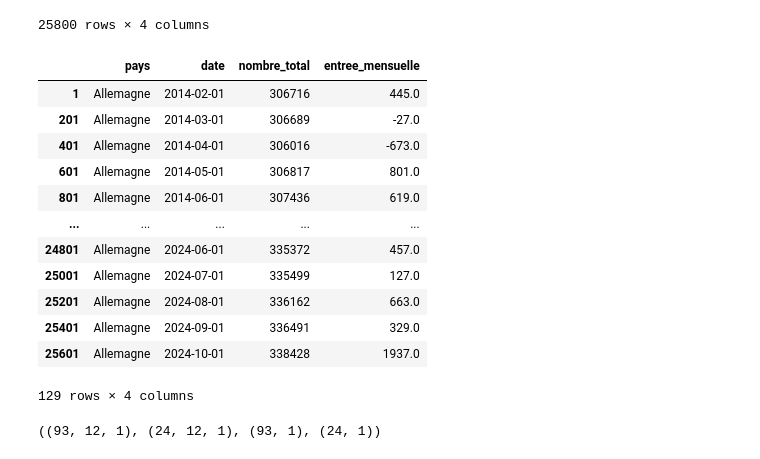
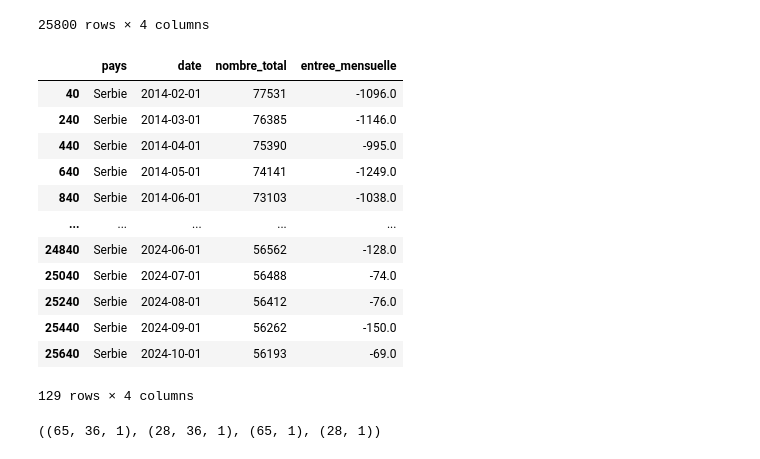
Before and after one commit to SuperMegaFort/TSM-AnSeqDa, a Jupyter notebook: LSTM.ipynb, the cells around one changed output. Drawn from its saved outputs; the diff is of its cells as text; code cells hidden in the pictures.

```diff
--- a/LSTM.ipynb
+++ b/LSTM.ipynb
@@ -26,26 +26,28 @@ data
 | 25799 | Total provenance inconnu | 2024-10-01 | 2615 | 11.0 |
 25800 rows × 4 columns
 # %%
+pays = 'Serbie'
+
 data['date'] = pd.to_datetime(data['date'])  # Conversion en datetime
-germany_data = data[data['pays'] == 'Allemagne'].sort_values(by='date')
+germany_data = data[data['pays'] == pays].sort_values(by='date')
 germany_data
 # %% [output]
 |  | pays | date | nombre_total | entree_mensuelle |
-| 1 | Allemagne | 2014-02-01 | 306716 | 445.0 |
-| 201 | Allemagne | 2014-03-01 | 306689 | -27.0 |
-| 401 | Allemagne | 2014-04-01 | 306016 | -673.0 |
-| 601 | Allemagne | 2014-05-01 | 306817 | 801.0 |
-| 801 | Allemagne | 2014-06-01 | 307436 | 619.0 |
+| 40 | Serbie | 2014-02-01 | 77531 | -1096.0 |
+| 240 | Serbie | 2014-03-01 | 76385 | -1146.0 |
+| 440 | Serbie | 2014-04-01 | 75390 | -995.0 |
+| 640 | Serbie | 2014-05-01 | 74141 | -1249.0 |
+| 840 | Serbie | 2014-06-01 | 73103 | -1038.0 |
 | ... | ... | ... | ... | ... |
-| 24801 | Allemagne | 2024-06-01 | 335372 | 457.0 |
-| 25001 | Allemagne | 2024-07-01 | 335499 | 127.0 |
-| 25201 | Allemagne | 2024-08-01 | 336162 | 663.0 |
-| 25401 | Allemagne | 2024-09-01 | 336491 | 329.0 |
-| 25601 | Allemagne | 2024-10-01 | 338428 | 1937.0 |
+| 24840 | Serbie | 2024-06-01 | 56562 | -128.0 |
+| 25040 | Serbie | 2024-07-01 | 56488 | -74.0 |
+| 25240 | Serbie | 2024-08-01 | 56412 | -76.0 |
+| 25440 | Serbie | 2024-09-01 | 56262 | -150.0 |
+| 25640 | Serbie | 2024-10-01 | 56193 | -69.0 |
 129 rows × 4 columns
 # %%
 # Paramètres de séquences temporelles
-sequence_length = 12  # Utiliser les 12 derniers mois pour prédire le suivant
+sequence_length = 12*3  # Utiliser les 12 derniers mois pour prédire le suivant
 
 # Extraire la variable cible
 values = germany_data['entree_mensuelle'].values.reshape(-1, 1)
@@ -63,12 +65,12 @@ for i in range(len(normalized_values) - sequence_length):
 X, y = np.array(X), np.array(y)
 
 # Diviser en ensembles d'entraînement et de test
-X_train, X_test, y_train, y_test = train_test_split(X, y, test_size=0.2, random_state=42)
+X_train, X_test, y_train, y_test = train_test_split(X, y, test_size=0.3, random_state=42)
 
 # Formes des ensembles
 X_train.shape, X_test.shape, y_train.shape, y_test.shape
 # %% [output]
-((93, 12, 1), (24, 12, 1), (93, 1), (24, 1))
+((65, 36, 1), (28, 36, 1), (65, 1), (28, 1))
 # %%
 # Définir le modèle LSTM
 model = Sequential([
```
Also changed, not shown: parts of 4 cells of this notebook, 1 other file.
